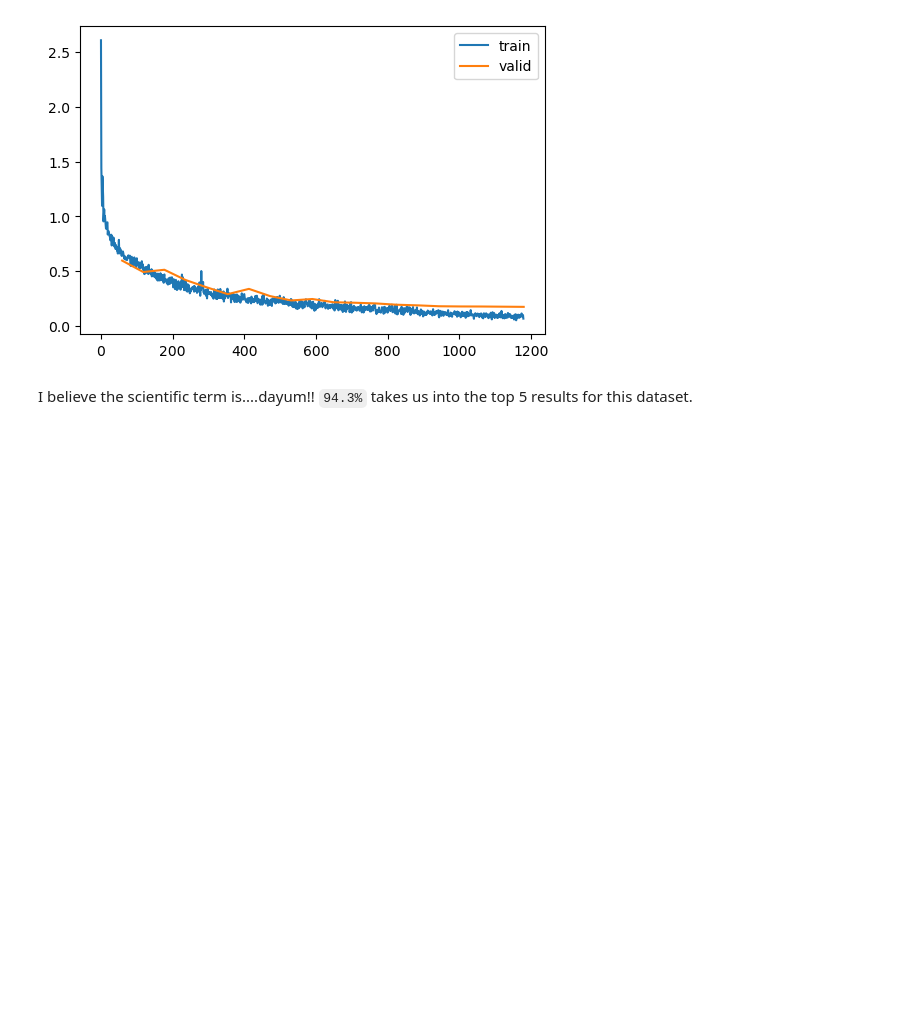
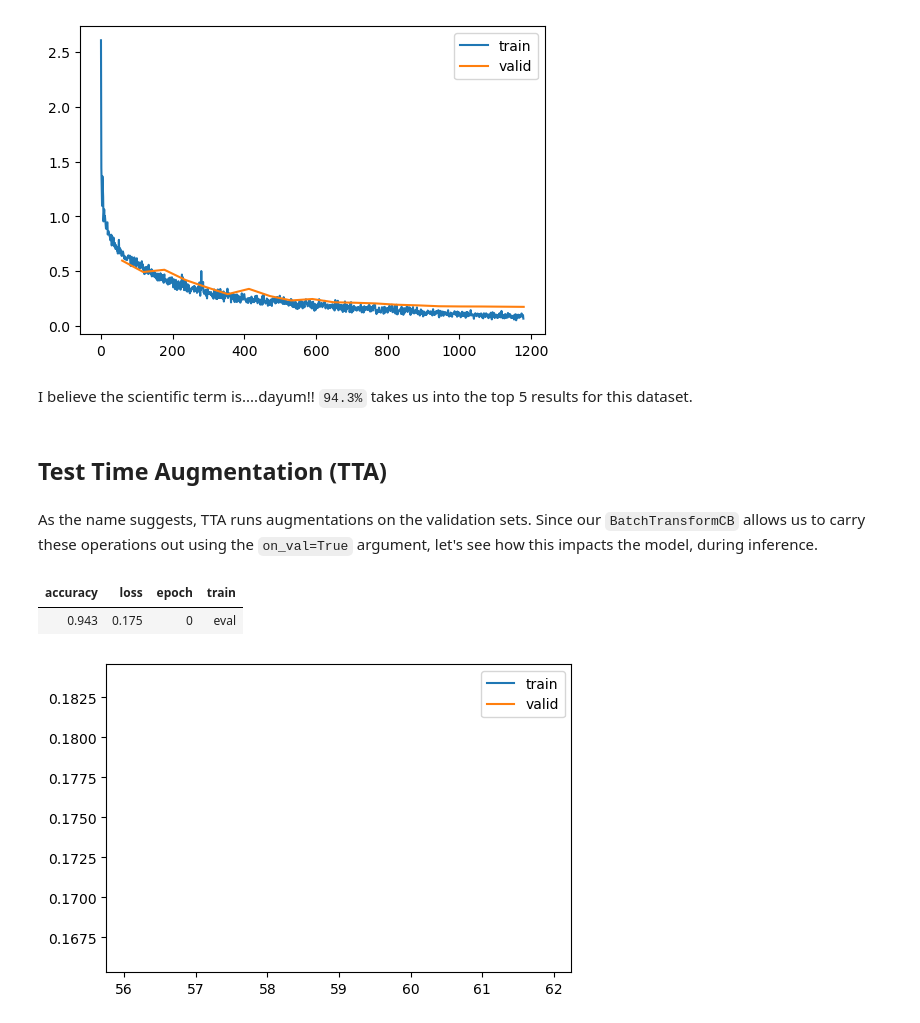
Before and after one commit to bachaudhry/FastAI-22-23, a Jupyter notebook: course_part_2/14_augmentation.ipynb, the cells around one changed output. Cells and saved outputs as stored; diff of their text form; code cells hidden in the pictures; blank space fills up the shorter version.

Commit message:
Added test time augmentation with mean of predictions

```diff
--- a/course_part_2/14_augmentation.ipynb
+++ b/course_part_2/14_augmentation.ipynb
@@ -378,3 +378,7 @@ I believe the scientific term is....dayum!! `94.3%` takes us into the top 5 resu
 mdl_path = Path('models')
 mdl_path.mkdir(exist_ok=True)
 torch.save(learn.model, mdl_path/'data_aug.pkl')
+# %% [markdown]
+## **Test Time Augmentation (TTA)**
+# %% [markdown]
+As the name suggests, TTA runs augmentations on the validation sets. Since our `BatchTransformCB` allows us to carry these operations out using the `on_val=True` argument, let's see how this impacts the model, during inference.
@@ -380,0 +404,6 @@ torch.save(learn.model, mdl_path/'data_aug.pkl')
+# %%
+ap1, at = learn.capture_preds()
+# %% [output]
+| accuracy | loss | epoch | train |
+| 0.943 | 0.175 | 0 | eval |
+[figure, added]
```
Also changed, not shown: parts of 8 cells of this notebook.
